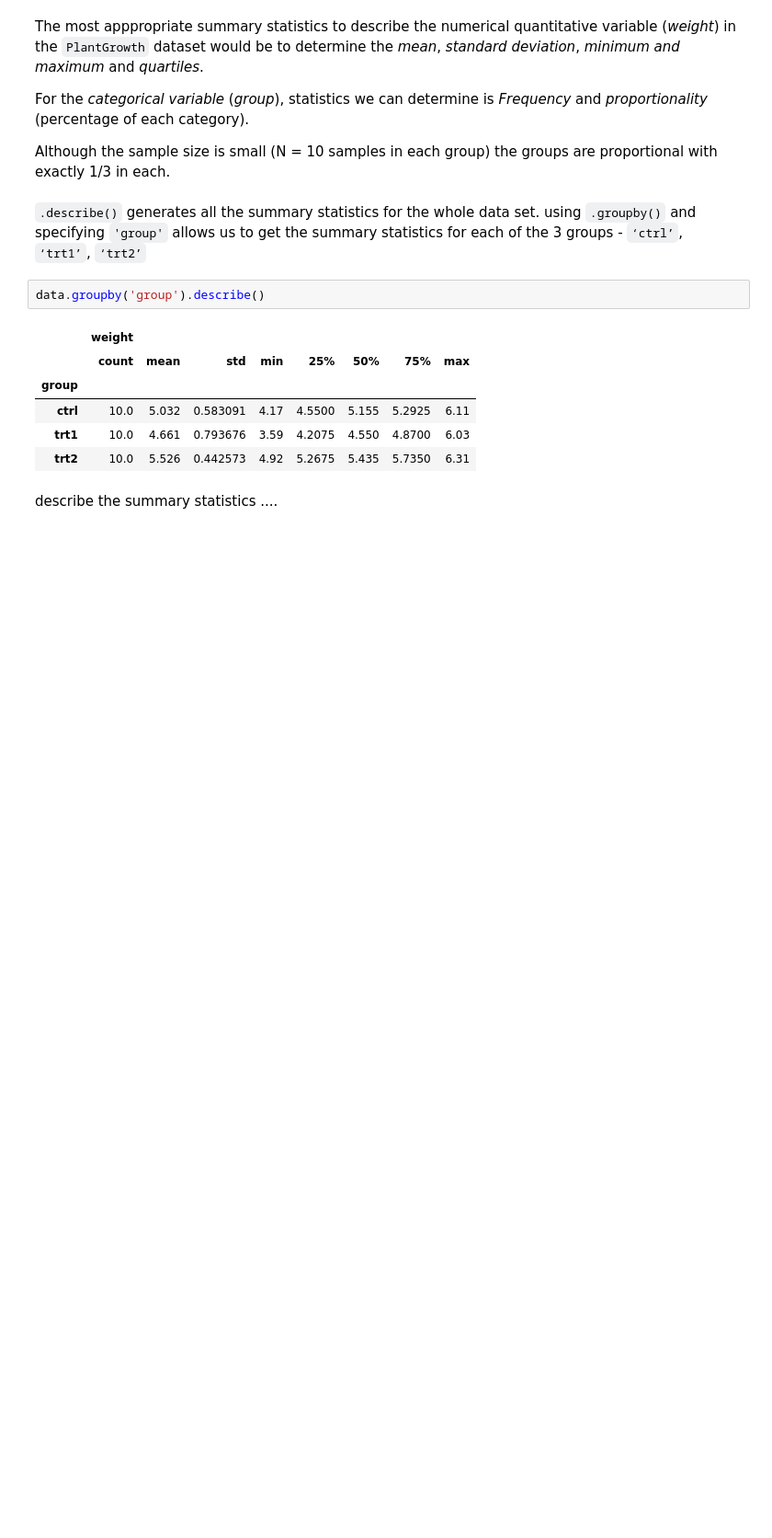
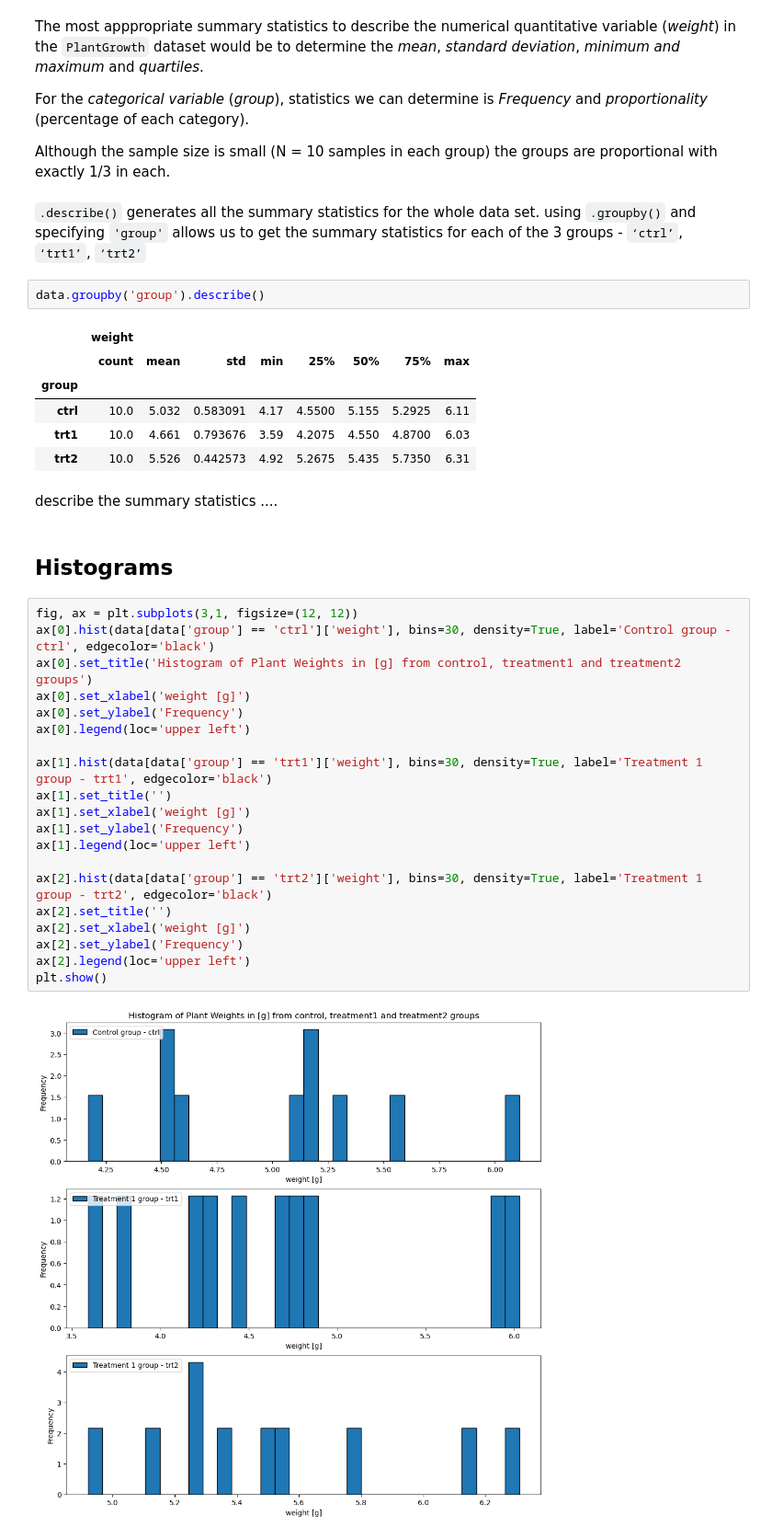
Before and after one commit to shanekeenan/applied_statistics, a Jupyter notebook: project.ipynb, the cells around one changed output. Shown: that part at 92% size. Drawn from its saved outputs; the diff is of its cells as text; blank space fills up the shorter version.

Commit message:
Project update - work on EDA section, summary statistics and histogram of 3 groups complete

```diff
--- a/project.ipynb
+++ b/project.ipynb
@@ -139,3 +139,27 @@ data.groupby('group').describe()
 | trt2 | 10.0 | 5.526 | 0.442573 | 4.92 | 5.2675 | 5.435 | 5.7350 | 6.31 |
 # %% [markdown]
 describe the summary statistics ....
+# %% [markdown]
+## Histograms
+# %%
+fig, ax = plt.subplots(3,1, figsize=(12, 12))
+ax[0].hist(data[data['group'] == 'ctrl']['weight'], bins=30, density=True, label='Control group - ctrl', edgecolor='black')
+ax[0].set_title('Histogram of Plant Weights in [g] from control, treatment1 and treatment2 groups')
+ax[0].set_xlabel('weight [g]')
+ax[0].set_ylabel('Frequency')
+ax[0].legend(loc='upper left')
+
+ax[1].hist(data[data['group'] == 'trt1']['weight'], bins=30, density=True, label='Treatment 1 group - trt1', edgecolor='black')
+ax[1].set_title('')
+ax[1].set_xlabel('weight [g]')
+ax[1].set_ylabel('Frequency')
+ax[1].legend(loc='upper left')
+
+ax[2].hist(data[data['group'] == 'trt2']['weight'], bins=30, density=True, label='Treatment 1 group - trt2', edgecolor='black')
+ax[2].set_title('')
+ax[2].set_xlabel('weight [g]')
+ax[2].set_ylabel('Frequency')
+ax[2].legend(loc='upper left')
+plt.show()
+# %% [output]
+[figure, added]
```
Also changed, not shown: parts of 1 cell of this notebook.
